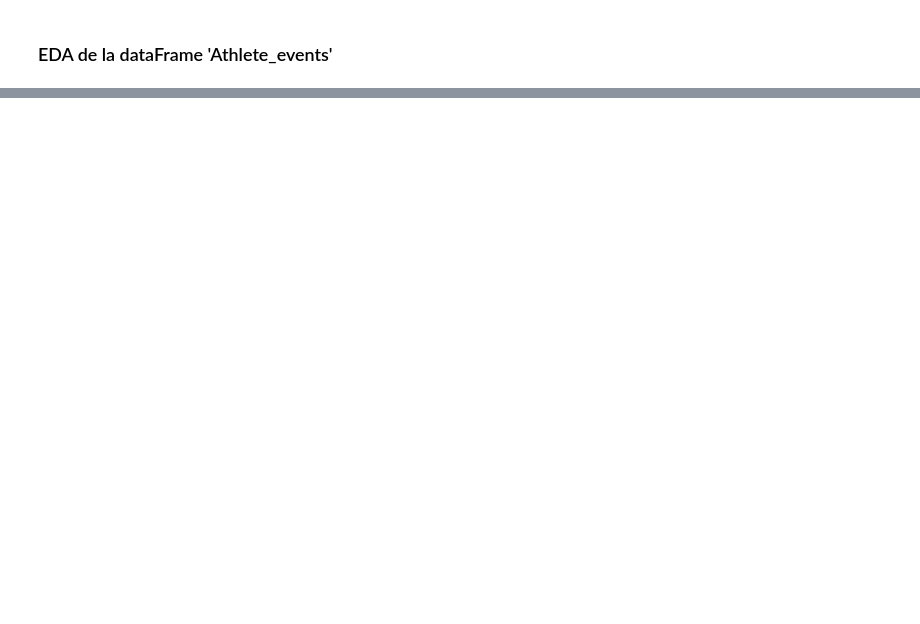
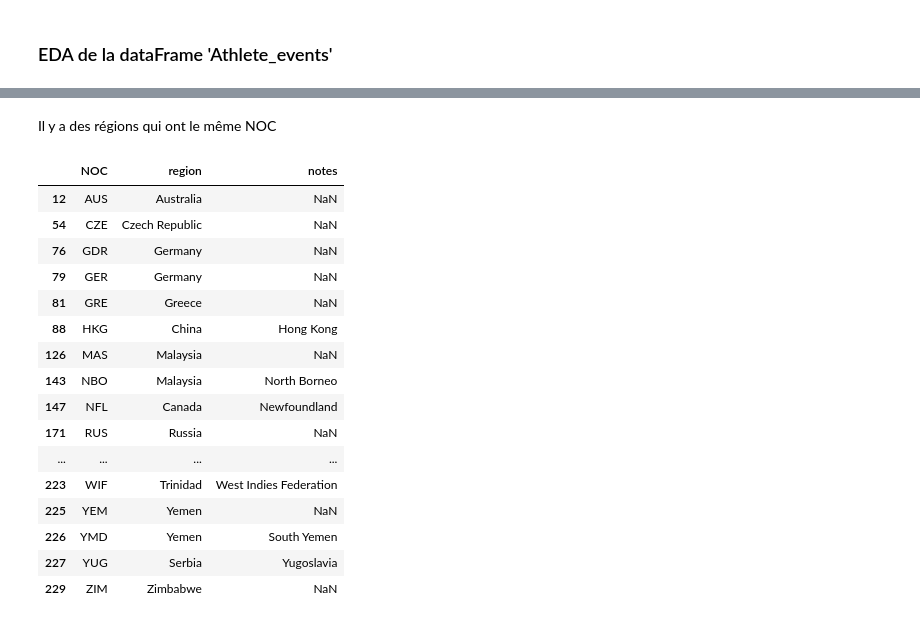
Before and after one commit to nastoo/tp-methodes-pour-analytique, a Jupyter notebook: Projet_FLO.ipynb, the cells around one changed output, grey strips where cells are left out. Cells and saved outputs as stored; diff of their text form; code cells hidden in the pictures; blank space fills up the shorter version.

```diff
--- a/Projet_FLO.ipynb
+++ b/Projet_FLO.ipynb
@@ -71,0 +115,2 @@ In [12] used -136.4 MiB RAM in 0.12s (system mean cpu 14%, single max cpu 27%),
+# %% [markdown]
+Il y a des régions qui ont le même NOC
@@ -71,0 +119,20 @@ In [12] used -136.4 MiB RAM in 0.12s (system mean cpu 14%, single max cpu 27%),
+# %%
+df_regions[df_regions.duplicated(subset='region')]
+# %% [output]
+|  | NOC | region | notes |
+| 12 | AUS | Australia | NaN |
+| 54 | CZE | Czech Republic | NaN |
+| 76 | GDR | Germany | NaN |
+| 79 | GER | Germany | NaN |
+| 81 | GRE | Greece | NaN |
+| 88 | HKG | China | Hong Kong |
+| 126 | MAS | Malaysia | NaN |
+| 143 | NBO | Malaysia | North Borneo |
+| 147 | NFL | Canada | Newfoundland |
+| 171 | RUS | Russia | NaN |
+| ... | ... | ... | ... |
+| 223 | WIF | Trinidad | West Indies Federation |
+| 225 | YEM | Yemen | NaN |
+| 226 | YMD | Yemen | South Yemen |
+| 227 | YUG | Serbia | Yugoslavia |
+| 229 | ZIM | Zimbabwe | NaN |
```
Also changed, not shown: parts of 35 cells of this notebook, 1 other file.
